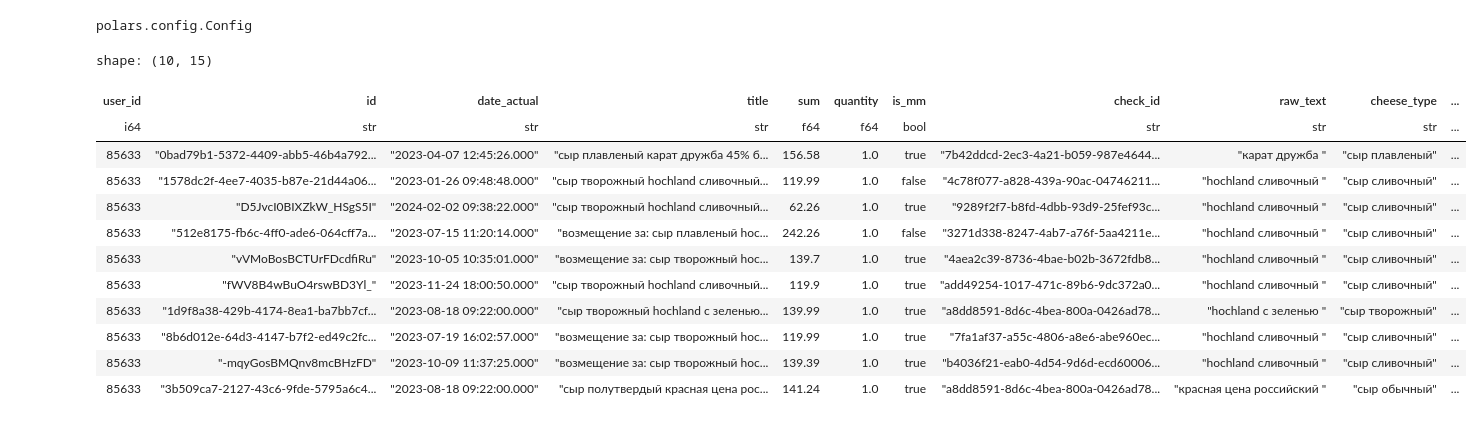
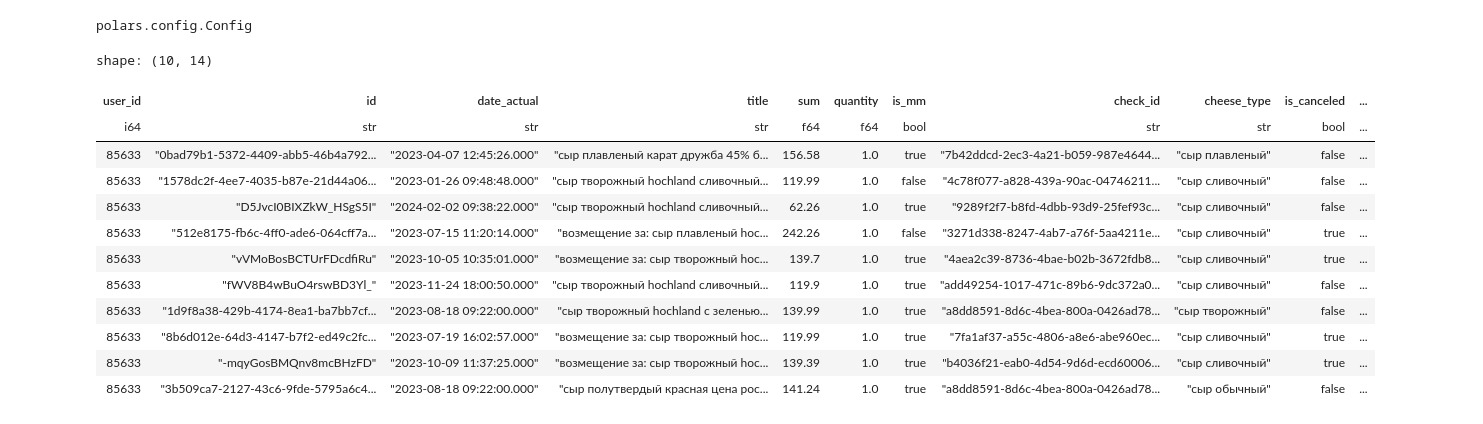
Before and after one commit to ne5ermind/cheki, a Jupyter notebook: data-normalized.ipynb, the cells around one changed output. Saved outputs shown, nothing was run; the diff lists cells and outputs as text; code cells hidden in the pictures.

```diff
--- a/data-normalized.ipynb
+++ b/data-normalized.ipynb
@@ -40,44 +53,44 @@ df_cheese = (
     .filter(pl.col('title').str.contains(CHEESE_TYPE_PATTERN))
 )
 
 raw_words_list = pl.col('raw_text').str.strip_chars().str.split(' ')
 words_count = raw_words_list.list.len()
 mid_idx = pl.max_horizontal(words_count // 2 - 1, 1)
 
 normalized_df_cheese = (
     df_cheese.with_columns(
         cheese_type=pl.when(pl.col('title').str.contains(CREAMY)).then(pl.lit('сыр сливочный'))
                 .when(pl.col('title').str.contains(VANILLA)).then(pl.lit('сыр ванильный'))
                 .when(pl.col('title').str.contains(CURD)).then(pl.lit('сыр творожный'))
                 .when(pl.col('title').str.contains(MELTED)).then(pl.lit('сыр плавленый'))
                 .otherwise(pl.lit('сыр обычный')),
 
         is_canceled=pl.col('title').str.contains(r'(?i)возмещение'),
         weight=pl.col('title').str.extract(WEIGHT_PATTERN, 1),
         fat_percentage=pl.col('title').str.extract(FAT_PERCENTAGE_PATTERN, 1),
 
         brand=pl.when(pl.col('title').str.contains(CREAMY_CURD_MELTED))
                 .then(raw_words_list.list.slice(0, mid_idx).list.join(' '))
                 .otherwise(pl.col('raw_text')),
 
         flavor=pl.when(pl.col('title').str.contains(CREAMY_CURD_MELTED) & (words_count > 1))
                 .then(raw_words_list.list.slice(mid_idx).list.join(' '))
                 .otherwise(None),
     )
-)
+).drop('raw_text')
 
 normalized_df_cheese.collect().head(10)
 # %% [output]
-shape: (10, 15)
+shape: (10, 14)
-| user_id | id | date_actual | title | sum | quantity | is_mm | check_id | raw_text | cheese_type | ... |
-| i64 | str | str | str | f64 | f64 | bool | str | str | str | ... |
-| 85633 | "0bad79b1-5372-4409-abb5-46b4a792... | "2023-04-07 12:45:26.000" | "сыр плавленый карат дружба 45% б... | 156.58 | 1.0 | true | "7b42ddcd-2ec3-4a21-b059-987e4644... | "карат дружба " | "сыр плавленый" | ... |
-| 85633 | "1578dc2f-4ee7-4035-b87e-21d44a06... | "2023-01-26 09:48:48.000" | "сыр творожный hochland сливочный... | 119.99 | 1.0 | false | "4c78f077-a828-439a-90ac-04746211... | "hochland сливочный " | "сыр сливочный" | ... |
-| 85633 | "D5JvcI0BIXZkW_HSgS5I" | "2024-02-02 09:38:22.000" | "сыр творожный hochland сливочный... | 62.26 | 1.0 | true | "9289f2f7-b8fd-4dbb-93d9-25fef93c... | "hochland сливочный " | "сыр сливочный" | ... |
-| 85633 | "512e8175-fb6c-4ff0-ade6-064cff7a... | "2023-07-15 11:20:14.000" | "возмещение за: сыр плавленый hoc... | 242.26 | 1.0 | false | "3271d338-8247-4ab7-a76f-5aa4211e... | "hochland сливочный " | "сыр сливочный" | ... |
-| 85633 | "vVMoBosBCTUrFDcdfiRu" | "2023-10-05 10:35:01.000" | "возмещение за: сыр творожный hoc... | 139.7 | 1.0 | true | "4aea2c39-8736-4bae-b02b-3672fdb8... | "hochland сливочный " | "сыр сливочный" | ... |
-| 85633 | "fWV8B4wBuO4rswBD3Yl_" | "2023-11-24 18:00:50.000" | "сыр творожный hochland сливочный... | 119.9 | 1.0 | true | "add49254-1017-471c-89b6-9dc372a0... | "hochland сливочный " | "сыр сливочный" | ... |
-| 85633 | "1d9f8a38-429b-4174-8ea1-ba7bb7cf... | "2023-08-18 09:22:00.000" | "сыр творожный hochland с зеленью... | 139.99 | 1.0 | true | "a8dd8591-8d6c-4bea-800a-0426ad78... | "hochland с зеленью " | "сыр творожный" | ... |
-| 85633 | "8b6d012e-64d3-4147-b7f2-ed49c2fc... | "2023-07-19 16:02:57.000" | "возмещение за: сыр творожный hoc... | 119.99 | 1.0 | true | "7fa1af37-a55c-4806-a8e6-abe960ec... | "hochland сливочный " | "сыр сливочный" | ... |
-| 85633 | "-mqyGosBMQnv8mcBHzFD" | "2023-10-09 11:37:25.000" | "возмещение за: сыр творожный hoc... | 139.39 | 1.0 | true | "b4036f21-eab0-4d54-9d6d-ecd60006... | "hochland сливочный " | "сыр сливочный" | ... |
-| 85633 | "3b509ca7-2127-43c6-9fde-5795a6c4... | "2023-08-18 09:22:00.000" | "сыр полутвердый красная цена рос... | 141.24 | 1.0 | true | "a8dd8591-8d6c-4bea-800a-0426ad78... | "красная цена российский " | "сыр обычный" | ... |
+| user_id | id | date_actual | title | sum | quantity | is_mm | check_id | cheese_type | is_canceled | ... |
+| i64 | str | str | str | f64 | f64 | bool | str | str | bool | ... |
+| 85633 | "0bad79b1-5372-4409-abb5-46b4a792... | "2023-04-07 12:45:26.000" | "сыр плавленый карат дружба 45% б... | 156.58 | 1.0 | true | "7b42ddcd-2ec3-4a21-b059-987e4644... | "сыр плавленый" | false | ... |
+| 85633 | "1578dc2f-4ee7-4035-b87e-21d44a06... | "2023-01-26 09:48:48.000" | "сыр творожный hochland сливочный... | 119.99 | 1.0 | false | "4c78f077-a828-439a-90ac-04746211... | "сыр сливочный" | false | ... |
+| 85633 | "D5JvcI0BIXZkW_HSgS5I" | "2024-02-02 09:38:22.000" | "сыр творожный hochland сливочный... | 62.26 | 1.0 | true | "9289f2f7-b8fd-4dbb-93d9-25fef93c... | "сыр сливочный" | false | ... |
+| 85633 | "512e8175-fb6c-4ff0-ade6-064cff7a... | "2023-07-15 11:20:14.000" | "возмещение за: сыр плавленый hoc... | 242.26 | 1.0 | false | "3271d338-8247-4ab7-a76f-5aa4211e... | "сыр сливочный" | true | ... |
+| 85633 | "vVMoBosBCTUrFDcdfiRu" | "2023-10-05 10:35:01.000" | "возмещение за: сыр творожный hoc... | 139.7 | 1.0 | true | "4aea2c39-8736-4bae-b02b-3672fdb8... | "сыр сливочный" | true | ... |
+| 85633 | "fWV8B4wBuO4rswBD3Yl_" | "2023-11-24 18:00:50.000" | "сыр творожный hochland сливочный... | 119.9 | 1.0 | true | "add49254-1017-471c-89b6-9dc372a0... | "сыр сливочный" | false | ... |
+| 85633 | "1d9f8a38-429b-4174-8ea1-ba7bb7cf... | "2023-08-18 09:22:00.000" | "сыр творожный hochland с зеленью... | 139.99 | 1.0 | true | "a8dd8591-8d6c-4bea-800a-0426ad78... | "сыр творожный" | false | ... |
+| 85633 | "8b6d012e-64d3-4147-b7f2-ed49c2fc... | "2023-07-19 16:02:57.000" | "возмещение за: сыр творожный hoc... | 119.99 | 1.0 | true | "7fa1af37-a55c-4806-a8e6-abe960ec... | "сыр сливочный" | true | ... |
+| 85633 | "-mqyGosBMQnv8mcBHzFD" | "2023-10-09 11:37:25.000" | "возмещение за: сыр творожный hoc... | 139.39 | 1.0 | true | "b4036f21-eab0-4d54-9d6d-ecd60006... | "сыр сливочный" | true | ... |
+| 85633 | "3b509ca7-2127-43c6-9fde-5795a6c4... | "2023-08-18 09:22:00.000" | "сыр полутвердый красная цена рос... | 141.24 | 1.0 | true | "a8dd8591-8d6c-4bea-800a-0426ad78... | "сыр обычный" | false | ... |
```
Also changed, not shown: parts of 5 cells of this notebook, 1 other file.
